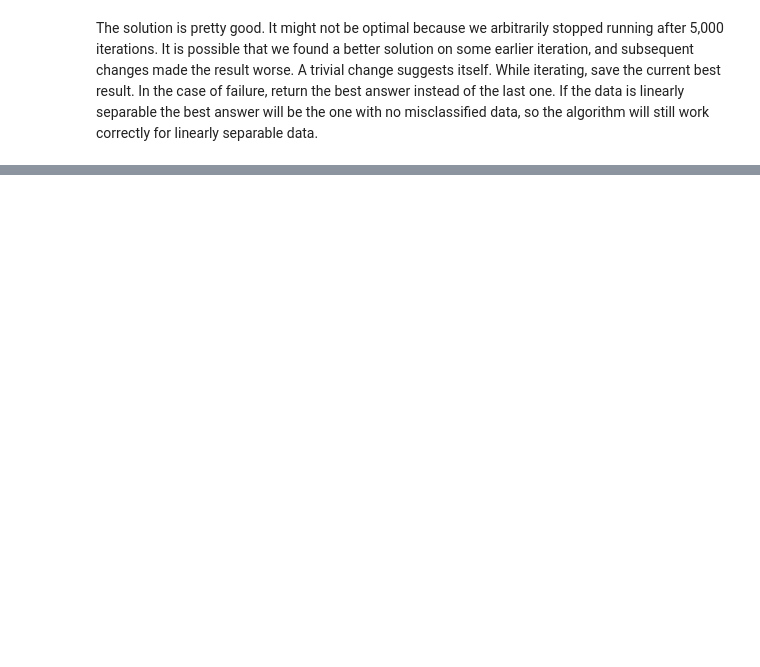
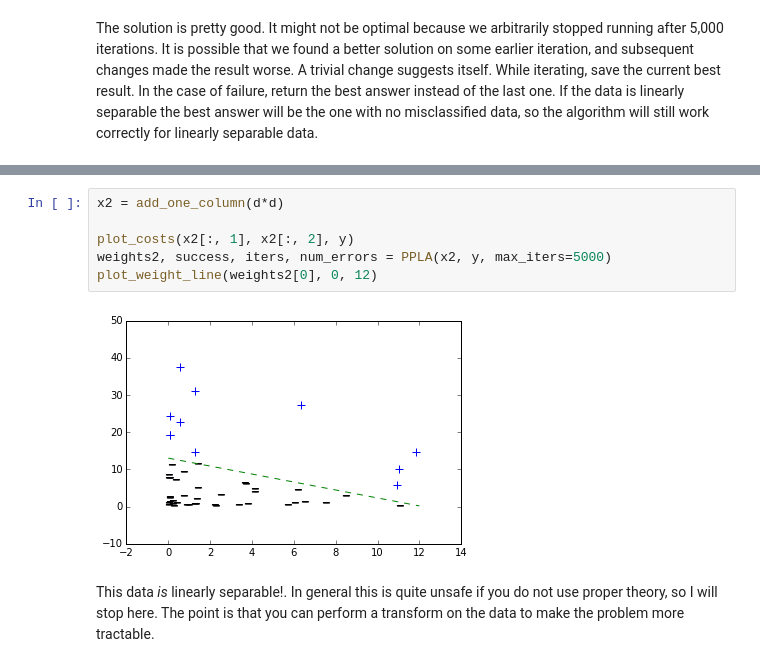
Before and after one commit to rlabbe/tutorials, a Jupyter notebook: Perceptron Learning Algorithm.ipynb, the cells around one changed output, grey strips where cells are left out. Drawn from its saved outputs; the diff is of its cells as text; blank space fills up the shorter version.

```diff
--- a/Perceptron Learning Algorithm.ipynb
+++ b/Perceptron Learning Algorithm.ipynb
@@ -408,0 +421,10 @@ print(w_lr)
+# %%
+x2 = add_one_column(d*d)
+
+plot_costs(x2[:, 1], x2[:, 2], y)
+weights2, success, iters, num_errors = PPLA(x2, y, max_iters=5000)
+plot_weight_line(weights2[0], 0, 12)
+# %% [output]
+[figure, added]
+# %% [markdown]
+This data *is* linearly separable!. In general this is quite unsafe if you do not use proper theory, so I will stop here. The point is that you can perform a transform on the data to make the problem more tractable.
```
Also changed, not shown: parts of 14 cells of this notebook, 1 other file.
